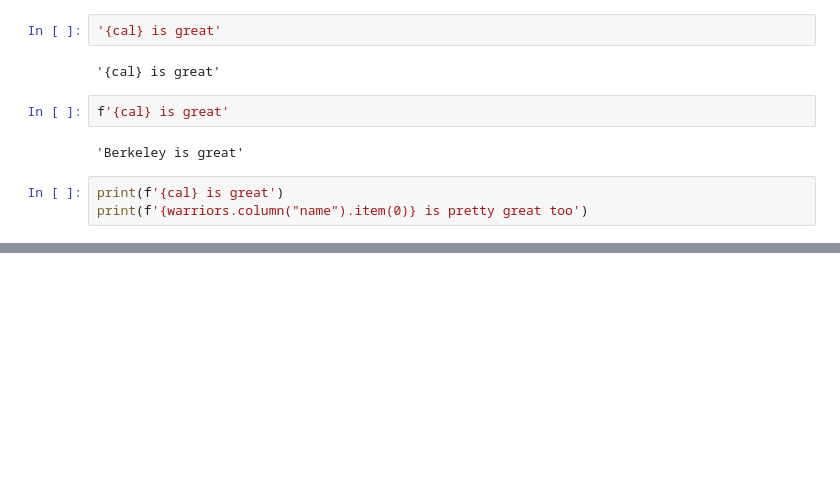
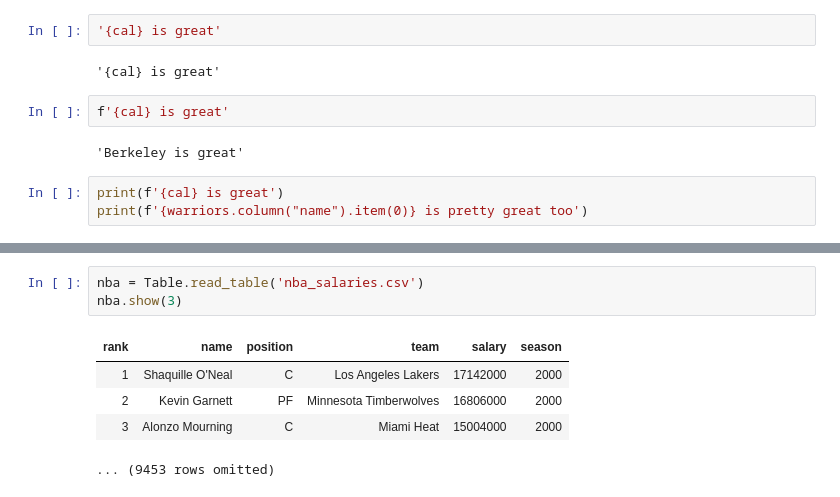
Before and after one commit to RHC-DSCI-100/Lecture-Notes, a Jupyter notebook: lecture/lec05_instructor.ipynb, the cells around one changed output, grey strips where cells are left out. Saved outputs shown, nothing was run; the diff lists cells and outputs as text; blank space fills up the shorter version.

```diff
--- a/lecture/lec05_instructor.ipynb
+++ b/lecture/lec05_instructor.ipynb
@@ -436,0 +513,9 @@ print(f'{warriors.column("name").item(0)} is pretty great too')
+# %%
+nba = Table.read_table('nba_salaries.csv')
+nba.show(3)
+# %% [output]
+| rank | name | position | team | salary | season |
+| 1 | Shaquille O'Neal | C | Los Angeles Lakers | 17142000 | 2000 |
+| 2 | Kevin Garnett | PF | Minnesota Timberwolves | 16806000 | 2000 |
+| 3 | Alonzo Mourning | C | Miami Heat | 15004000 | 2000 |
+... (9453 rows omitted)
```
Also changed, not shown: parts of 13 cells of this notebook.
